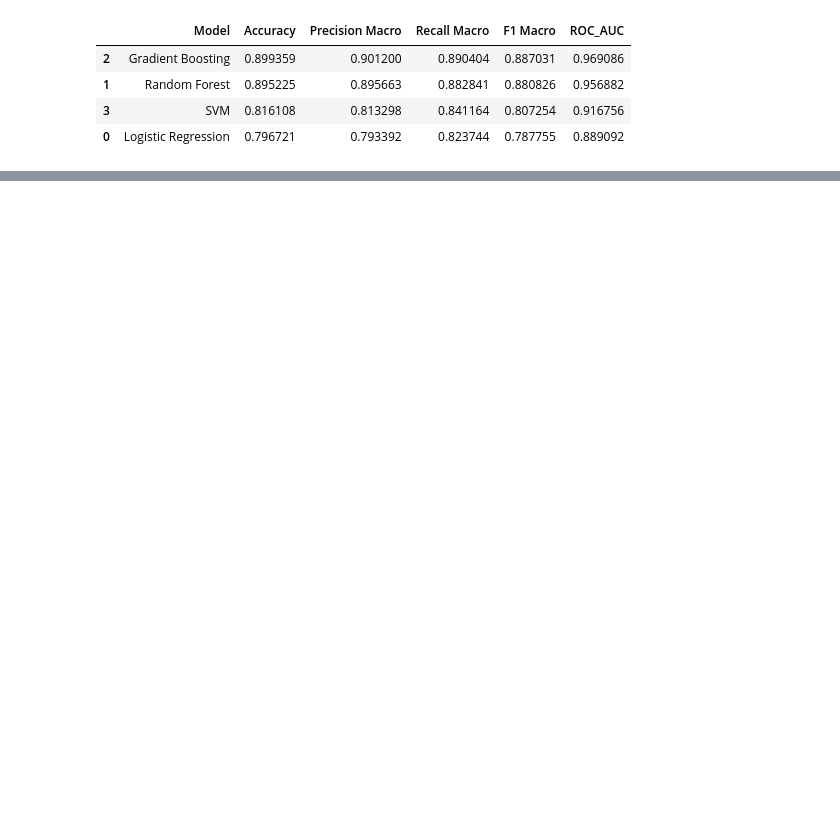
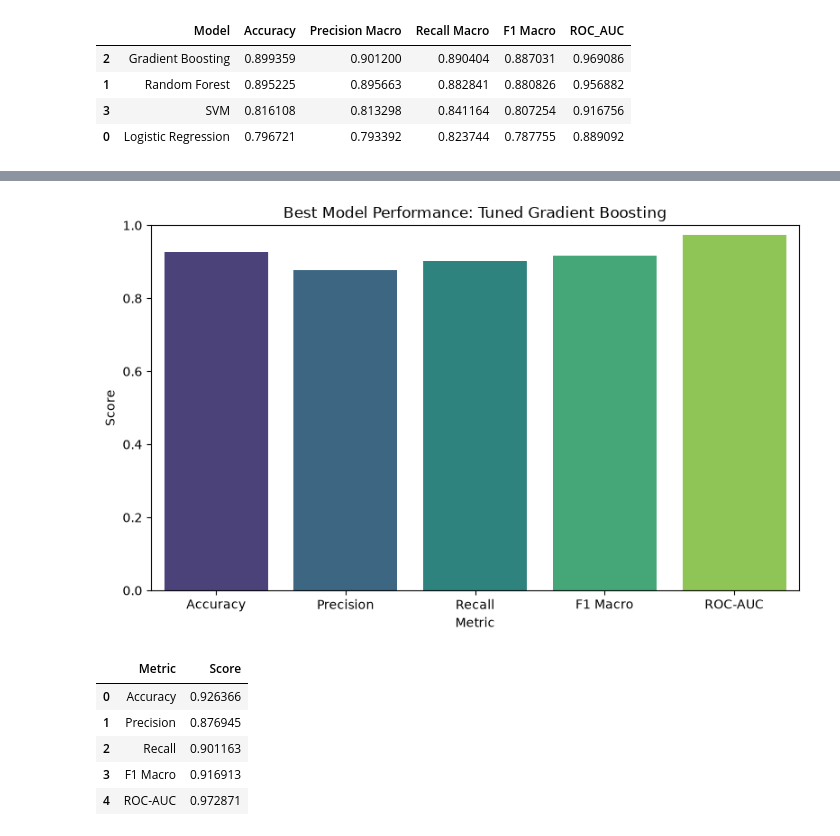
Before and after one commit to DawoodAhmadAnalyst/Keppler-Exoplanet-Search, a Jupyter notebook: Modelling.ipynb, the cells around one changed output, grey strips where cells are left out. Cells and saved outputs as stored; diff of their text form; code cells hidden in the pictures; blank space fills up the shorter version.

```diff
--- a/Modelling.ipynb
+++ b/Modelling.ipynb
@@ -295,0 +348,34 @@ Final selected model: Tuned Gradient Boosting
+# %%
+# The final model is selected based on the F1 and ROC_AUC scores due to class imbalance, the goal is here to identify confirmed planets from the false positives.
+
+best_model_metrics = pd.DataFrame({
+    'Metric': ['Accuracy', 'Precision', 'Recall', 'F1 Macro', 'ROC-AUC'],
+    'Score': [
+        accuracy_score(y_test, y_pred_best),
+        precision_score(y_test, y_pred_best),
+        recall_score(y_test, y_pred_best),
+        f1_score(y_test, y_pred_best, average='macro'),
+        roc_auc_score(y_test, y_proba_best)
+    ]
+})
+
+plt.figure(figsize=(8, 5))
+
+sns.barplot(data=best_model_metrics, x='Metric', y='Score', palette='viridis', hue='Metric')
+
+plt.title(f'Best Model Performance: {best_model_name}')
+plt.ylim(0, 1)
+plt.ylabel('Score')
+plt.xlabel('Metric')
+plt.tight_layout()
+plt.show()
+
+best_model_metrics
+# %% [output]
+[figure, added]
+|  | Metric | Score |
+| 0 | Accuracy | 0.926366 |
+| 1 | Precision | 0.876945 |
+| 2 | Recall | 0.901163 |
+| 3 | F1 Macro | 0.916913 |
+| 4 | ROC-AUC | 0.972871 |
```
Also changed, not shown: parts of 29 cells of this notebook.
